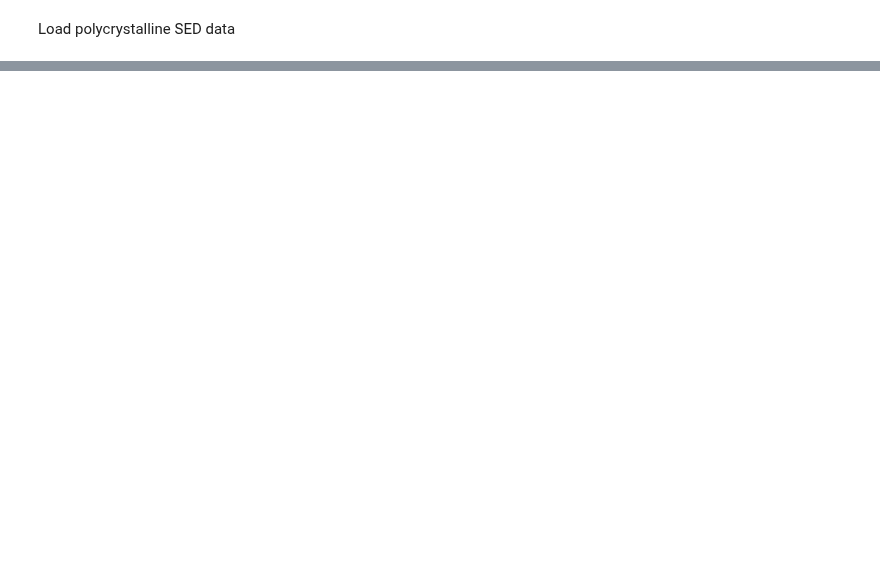
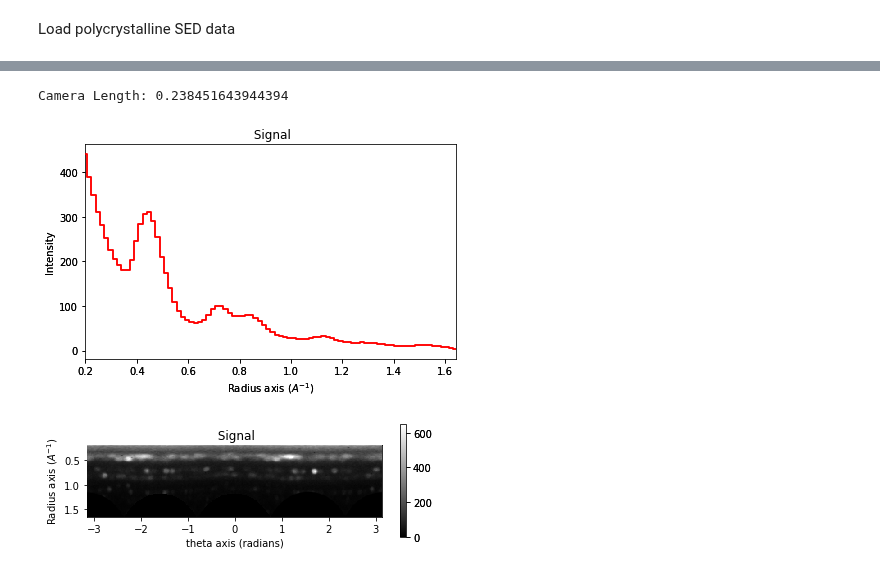
Before and after one commit to pyxem/pyxem-demos, a Jupyter notebook: 07 Azimuthal Integration Using pyFAI Detector.ipynb, the cells around one changed output, grey strips where cells are left out. Drawn from its saved outputs; the diff is of its cells as text; code cells hidden in the pictures; blank space fills up the shorter version.

```diff
--- a/07 Azimuthal Integration Using pyFAI Detector.ipynb
+++ b/07 Azimuthal Integration Using pyFAI Detector.ipynb
@@ -41,0 +101,2 @@ dp.apply_affine_transformation(
+# %%
+dp.unit="k_A^-1"
@@ -41,0 +105,9 @@ dp.apply_affine_transformation(
+# %%
+def _get_wavelength(acc_voltage):
+    """Given some accelerating voltage (in keV) for a microscope calculate the wavelength
+    accounting for relitivistic effects"""
+    h = 6.62607004*10**-34
+    m0 = 9.10938356*10**-31
+    e = 1.60217662*10**-19
+    wavelength = h/np.sqrt(2*m0*acc_voltage*1000*e*(1+acc_voltage/(2*511)))
+    return wavelength
@@ -105,0 +173,21 @@ ai.isig[0.2:].plot()
+# %%
+# Calculating camera length from real pixel size and recoporical pixel size.
+wavelength = _get_wavelength(200)
+pix_size = 55e-6 #change to 1 if using the GenericFlatDetector()
+camera_length = pix_size / (wavelength * calib * 1e10)
+print('Camera Length:', camera_length)
+# %% [output]
+Camera Length: 0.238451643944394
+# %%
+integration1d = dp.get_azimuthal_integral1d(npt_rad =100, detector_dist=camera_length,
+                                            detector=detector,
+                                            wavelength=wavelength)
+integration2d = dp.get_azimuthal_integral2d(npt_rad =100, detector_dist=camera_length,
+                                            detector=detector,
+                                            wavelength=wavelength)
+# %%
+integration1d.inav[1,1].isig[0.2:].plot()
+integration2d.inav[1,1].isig[:, 0.2:].plot()
+# %% [output]
+[figure, added]
+[figure, added]
```
Also changed, not shown: parts of 80 cells of this notebook.
